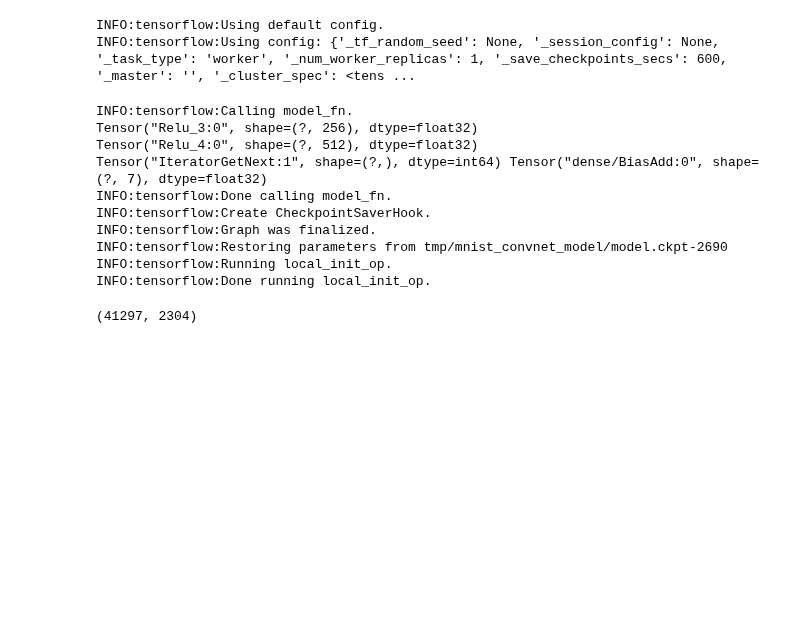
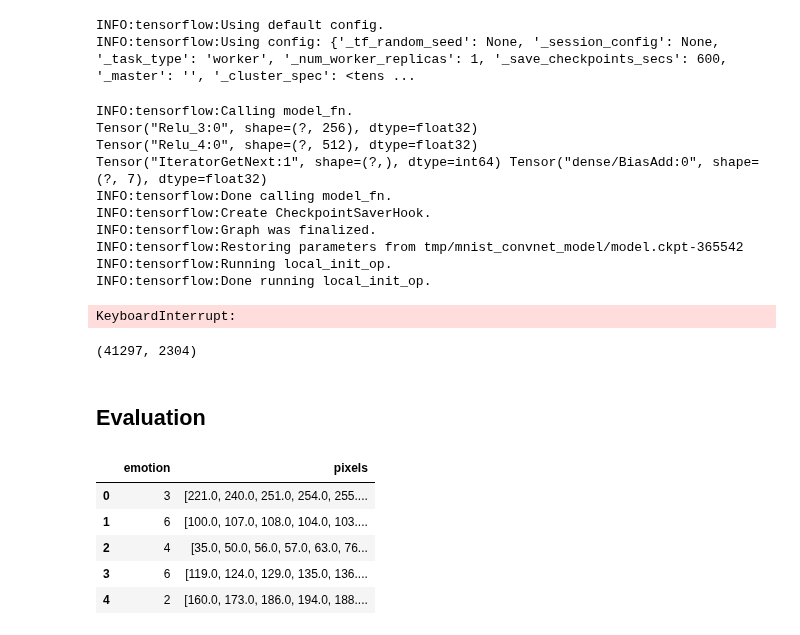
Before and after one commit to PaulOpu/DL_EmotionDetection, a Jupyter notebook: code/FacialEmotionRecognition.ipynb, the cells around one changed output. Saved outputs shown, nothing was run; the diff lists cells and outputs as text; code cells hidden in the pictures; blank space fills up the shorter version.

Commit message:
notebook with evaluation and predictions

```diff
--- a/code/FacialEmotionRecognition.ipynb
+++ b/code/FacialEmotionRecognition.ipynb
@@ -411,7 +423,7 @@ emotion_classifier.train(
         x,
         y,
         128),
-    steps=128*10,
+    steps=20*40000,
     hooks=[logging_hook])
 # %% [output]
 INFO:tensorflow:Calling model_fn.
@@ -421,11 +433,27 @@ Tensor("IteratorGetNext:1", shape=(?,), dtype=int64) Tensor("dense/BiasAdd:0", s
 INFO:tensorflow:Done calling model_fn.
 INFO:tensorflow:Create CheckpointSaverHook.
 INFO:tensorflow:Graph was finalized.
-INFO:tensorflow:Restoring parameters from tmp/mnist_convnet_model/model.ckpt-2690
+INFO:tensorflow:Restoring parameters from tmp/mnist_convnet_model/model.ckpt-365542
 INFO:tensorflow:Running local_init_op.
 INFO:tensorflow:Done running local_init_op.
+KeyboardInterrupt:
 # %%
 
 np.concatenate(dataset["pixels"].values).reshape(len(dataset["pixels"]),len(dataset["pixels"][0])).shape
 # %% [output]
 (41297, 2304)
+# %% [markdown]
+## Evaluation
+# %%
+test_df = pd.read_csv("~/data/emotion_reco/test_face_dataset.csv",sep=",")
+test_df.rename(columns={"Pixels":"pixels","Emotion":"emotion"},inplace=True)
+test_df = test_df.apply(lambda x: string_to_float_list(x),axis=1)
+# %%
+test_df.head()
+# %% [output]
+|  | emotion | pixels |
+| 0 | 3 | [221.0, 240.0, 251.0, 254.0, 255.... |
+| 1 | 6 | [100.0, 107.0, 108.0, 104.0, 103.... |
+| 2 | 4 | [35.0, 50.0, 56.0, 57.0, 63.0, 76... |
+| 3 | 6 | [119.0, 124.0, 129.0, 135.0, 136.... |
+| 4 | 2 | [160.0, 173.0, 186.0, 194.0, 188.... |
```
Also changed, not shown: parts of 13 cells of this notebook.
